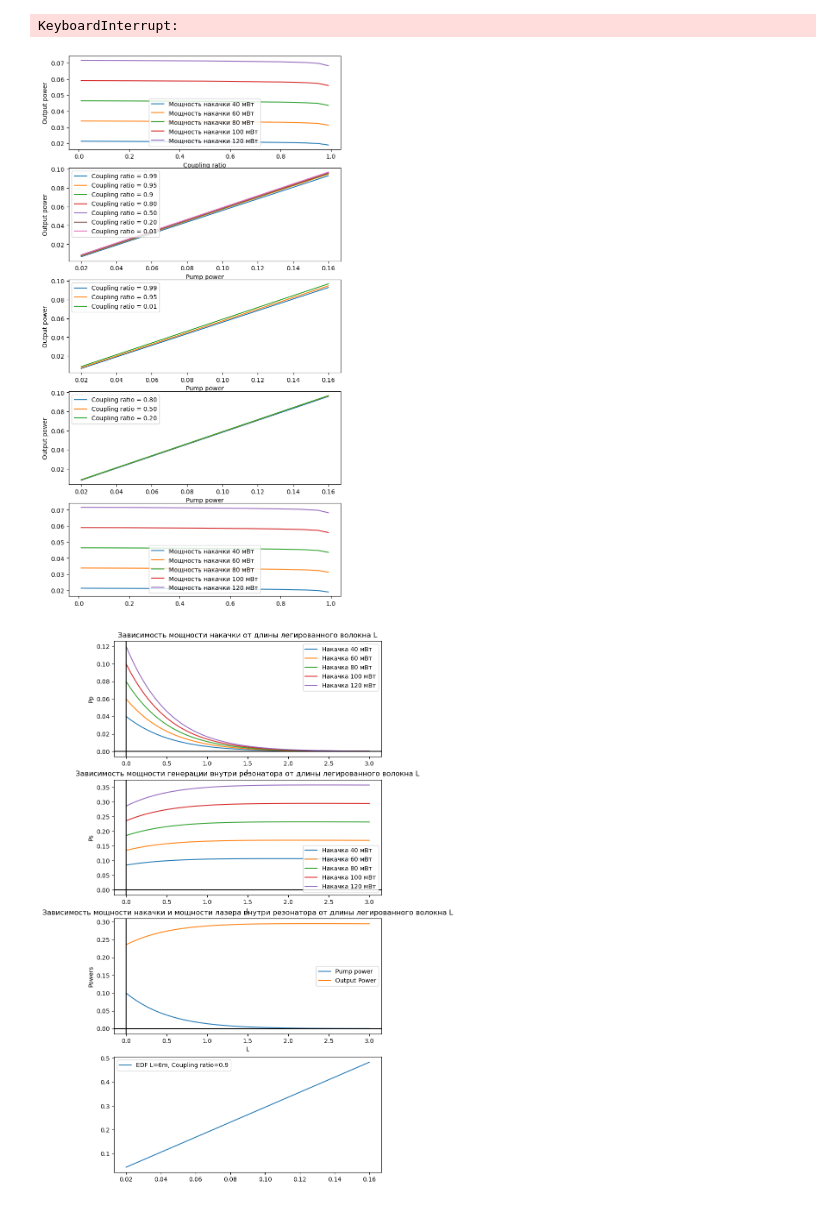
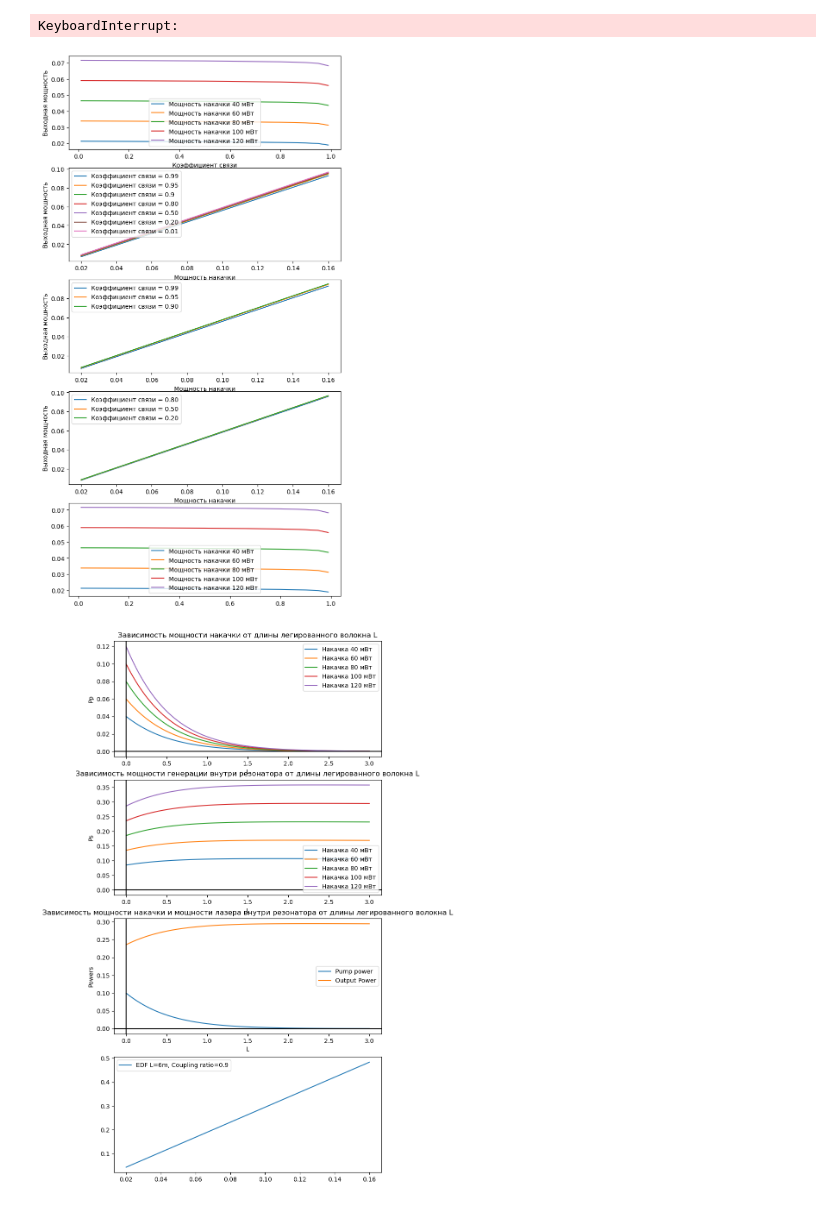
Before and after one commit to Orange-spearow/Finally_praktika, a Jupyter notebook: Liekki ER30-4125 - 10 м.ipynb, the cells around one changed output. Drawn from its saved outputs; the diff is of its cells as text; code cells hidden in the pictures.

```diff
--- a/Liekki ER30-4125 - 10 м.ipynb
+++ b/Liekki ER30-4125 - 10 м.ipynb
@@ -361,70 +361,70 @@ axs[0].plot(CoupRat, Ps_60mW, label = 'Мощность накачки 60 мВт
 axs[0].plot(CoupRat, Ps_80mW, label = 'Мощность накачки 80 мВт')
 axs[0].plot(CoupRat, Ps_100mW, label = 'Мощность накачки 100 мВт')
 axs[0].plot(CoupRat, Ps_120mW, label = 'Мощность накачки 120 мВт')
-axs[0].set_xlabel("Coupling ratio")
-axs[0].set_ylabel("Output power")
+axs[0].set_xlabel("Коэффициент связи")
+axs[0].set_ylabel("Выходная мощность")
 
-axs[1].plot(PP_99, PS_99, label = 'Coupling ratio = 0.99')
-axs[1].plot(PP_95, PS_95, label = 'Coupling ratio = 0.95')
-axs[1].plot(PP, PS, label = 'Coupling ratio = 0.9')
-axs[1].plot(PP_80, PS_80, label = 'Coupling ratio = 0.80')
-axs[1].plot(PP_50, PS_50, label = 'Coupling ratio = 0.50')
-axs[1].plot(PP_20, PS_20, label = 'Coupling ratio = 0.20')
-#axs[1].plot(PP_10, PS_10, label = 'Coupling ratio = 0.10')
-axs[1].plot(PP_1, PS_1, label = 'Coupling ratio = 0.01')
-axs[1].set_xlabel("Pump power")
-axs[1].set_ylabel("Output power")
+axs[1].plot(PP_99, PS_99, label = 'Коэффициент связи = 0.99')
+axs[1].plot(PP_95, PS_95, label = 'Коэффициент связи = 0.95')
+axs[1].plot(PP, PS, label = 'Коэффициент связи = 0.9')
+axs[1].plot(PP_80, PS_80, label = 'Коэффициент связи = 0.80')
+axs[1].plot(PP_50, PS_50, label = 'Коэффициент связи = 0.50')
+axs[1].plot(PP_20, PS_20, label = 'Коэффициент связи = 0.20')
+#axs[1].plot(PP_10, PS_10, label = 'Коэффициент связи = 0.10')
+axs[1].plot(PP_1, PS_1, label = 'Коэффициент связи = 0.01')
+axs[1].set_xlabel("Мощность накачки")
+axs[1].set_ylabel("Выходная мощность")
 
-axs[2].plot(PP_99, PS_99, label = 'Coupling ratio = 0.99')
-axs[2].plot(PP_95, PS_95, label = 'Coupling ratio = 0.95')
-#axs[2].plot(PP, PS, label = 'Coupling ratio = 0.9')
-#axs[2].plot(PP_80, PS_80, label = 'Coupling ratio = 0.80')
-#axs[2].plot(PP_50, PS_50, label = 'Coupling ratio = 0.50')
-#axs[2].plot(PP_20, PS_20, label = 'Coupling ratio = 0.20')
-#axs[2].plot(PP_10, PS_10, label = 'Coupling ratio = 0.10')
-axs[2].plot(PP_1, PS_1, label = 'Coupling ratio = 0.01')
-axs[2].set_xlabel("Pump power")
-axs[2].set_ylabel("Output power")
+axs[2].plot(PP_99, PS_99, label = 'Коэффициент связи = 0.99')
+axs[2].plot(PP_95, PS_95, label = 'Коэффициент связи = 0.95')
+#axs[2].plot(PP, PS, label = 'Коэффициент связи = 0.9')
+#axs[2].plot(PP_80, PS_80, label = 'Коэффициент связи = 0.80')
+#axs[2].plot(PP_50, PS_50, label = 'Коэффициент связи = 0.50')
+#axs[2].plot(PP_20, PS_20, label = 'Коэффициент связи = 0.20')
+#axs[2].plot(PP_10, PS_10, label = 'Коэффициент связи = 0.10')
+axs[2].plot(PP, PS, label = 'Коэффициент связи = 0.90')
+axs[2].set_xlabel("Мощность накачки")
+axs[2].set_ylabel("Выходная мощность")
 
-#axs[3].plot(PP_99, PS_99, label = 'Coupling ratio = 0.99')
-#axs[3].plot(PP_95, PS_95, label = 'Coupling ratio = 0.95')
-#axs[3].plot(PP, PS, label = 'Coupling ratio = 0.9')
-axs[3].plot(PP_80, PS_80, label = 'Coupling ratio = 0.80')
-axs[3].plot(PP_50, PS_50, label = 'Coupling ratio = 0.50')
-axs[3].plot(PP_20, PS_20, label = 'Coupling ratio = 0.20')
-#axs[3].plot(PP_10, PS_10, label = 'Coupling ratio = 0.10')
-#axs[3].plot(PP_1, PS_1, label = 'Coupling ratio = 0.01')
-axs[3].set_xlabel("Pump power")
-axs[3].set_ylabel("Output power")
+#axs[3].plot(PP_99, PS_99, label = 'Коэффициент связи = 0.99')
+#axs[3].plot(PP_95, PS_95, label = 'Коэффициент связи = 0.95')
+#axs[3].plot(PP, PS, label = 'Коэффициент связи = 0.9')
+axs[3].plot(PP_80, PS_80, label = 'Коэффициент связи = 0.80')
+axs[3].plot(PP_50, PS_50, label = 'Коэффициент связи = 0.50')
+axs[3].plot(PP_20, PS_20, label = 'Коэффициент связи = 0.20')
+#axs[3].plot(PP_10, PS_10, label = 'Коэффициент связи = 0.10')
+#axs[3].plot(PP_1, PS_1, label = 'Коэффициент связи = 0.01')
+axs[3].set_xlabel("Мощность накачки")
+axs[3].set_ylabel("Выходная мощность")
 
 '''CoupRat1 = np.array([0.01, 0.05,0.1, 0.2, 0.8, 0.9, 0.95, 0.99])
 Ps_40mW1= np.array([Ps1_99[-1], Ps1_95[-1], Ps1[-1], Ps1_80[-1], Ps1_80[-1], Ps1[-1], Ps1_95[-1], Ps1_99[-1]])
 Ps_60mW1 = np.array([Ps2_99[-1], Ps2_95[-1], Ps2[-1] ,Ps2_80[-1] ,Ps2_80[-1], Ps2[-1], Ps2_95[-1], Ps2_99[-1]])
 Ps_80mW1 = np.array([Ps3_99[-1], Ps3_95[-1], Ps3[-1] ,Ps3_80[-1],Ps3_80[-1], Ps3[-1], Ps3_95[-1], Ps3_99[-1]])
 Ps_100mW1 = np.array([Ps4_99[-1], Ps4_95[-1], Ps4[-1] ,Ps4_80[-1],Ps4_80[-1], Ps4[-1], Ps4_95[-1], Ps4_99[-1]])
 Ps_120mW1 = np.array([Ps5_99[-1], Ps5_95[-1], Ps5[-1], Ps5_80[-1], Ps5_80[-1], Ps5[-1], Ps5_95[-1], Ps5_99[-1]])'''
 
 CoupRat1 = np.array([0.01, 0.1, 0.2, 0.5, 0.8, 0.9, 0.95, 0.99])
 Ps_40mW1= np.array([0.01 * Ps1_1[-1], 0.1 * Ps1_10[-1], 0.2 * Ps1_20[-1], 0.5 * Ps1_50[-1], 0.8 * Ps1_80[-1], 0.9 * Ps1[-1], 0.95 * Ps1_95[-1], 0.99 * Ps1_99[-1]])
 Ps_60mW1 = np.array([0.01 * Ps2_1[-1], 0.1 * Ps2_10[-1], 0.2 * Ps2_20[-1], 0.5 * Ps2_50[-1], 0.8 * Ps2_80[-1], 0.9 * Ps2[-1], 0.95 * Ps2_95[-1], 0.99 * Ps2_99[-1]])
 Ps_80mW1 = np.array([0.01 * Ps3_1[-1], 0.1 * Ps3_10[-1], 0.2 * Ps3_20[-1], 0.5 * Ps3_50[-1], 0.8 * Ps3_80[-1], 0.9 * Ps3[-1], 0.95 * Ps3_95[-1], 0.99 * Ps3_99[-1]])
 Ps_100mW1 = np.array([0.01 * Ps4_1[-1], 0.1 * Ps4_10[-1], 0.2 * Ps4_20[-1], 0.5 * Ps4_50[-1], 0.8 * Ps4_80[-1], 0.9 * Ps4[-1], 0.95 * Ps4_95[-1], 0.99 * Ps4_99[-1]])
 Ps_120mW1 = np.array([0.01 * Ps5_1[-1], 0.1 * Ps5_10[-1], 0.2 * Ps5_20[-1], 0.5 * Ps5_50[-1], 0.8 * Ps5_80[-1], 0.9 * Ps5[-1], 0.95 * Ps5_95[-1], 0.99 * Ps5_99[-1]])
 
 axs[4].plot(CoupRat1, Ps_40mW1, label = 'Мощность накачки 40 мВт')
 axs[4].plot(CoupRat1, Ps_60mW1, label = 'Мощность накачки 60 мВт')
 axs[4].plot(CoupRat1, Ps_80mW1, label = 'Мощность накачки 80 мВт')
 axs[4].plot(CoupRat1, Ps_100mW1, label = 'Мощность накачки 100 мВт')
 axs[4].plot(CoupRat1, Ps_120mW1, label = 'Мощность накачки 120 мВт')
 #axs[4].plot(PP_1, PS_1, label = 'Coupling ratio = 0.01')
 axs[0].legend()
 axs[1].legend()
 axs[2].legend()
 axs[3].legend()
 axs[4].legend()
 plt.show()
 # %% [output]
-[figure, old version]
+[figure, new version]
 # %%
 import numpy as np
 import matplotlib.pyplot as plt
```
